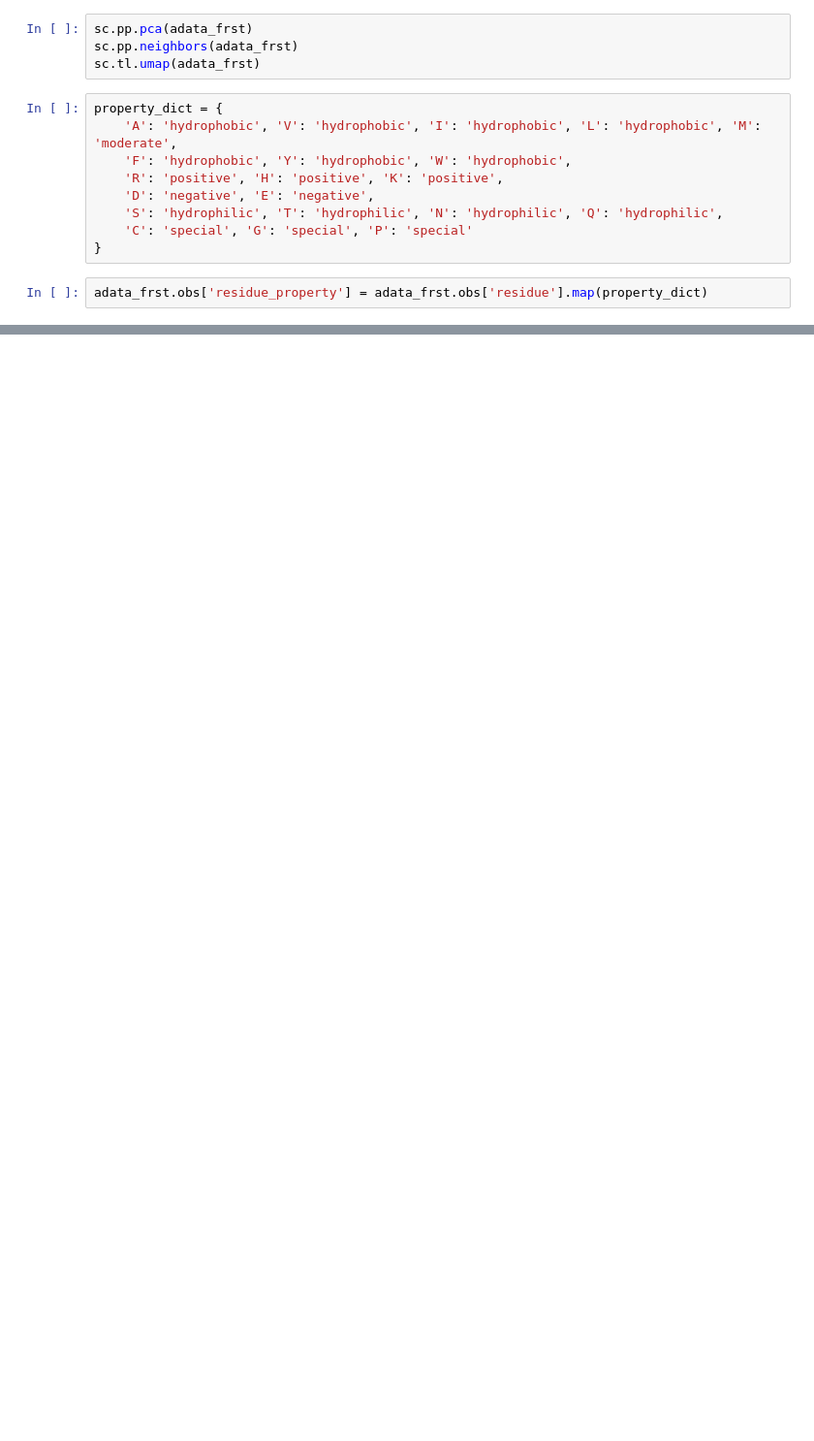
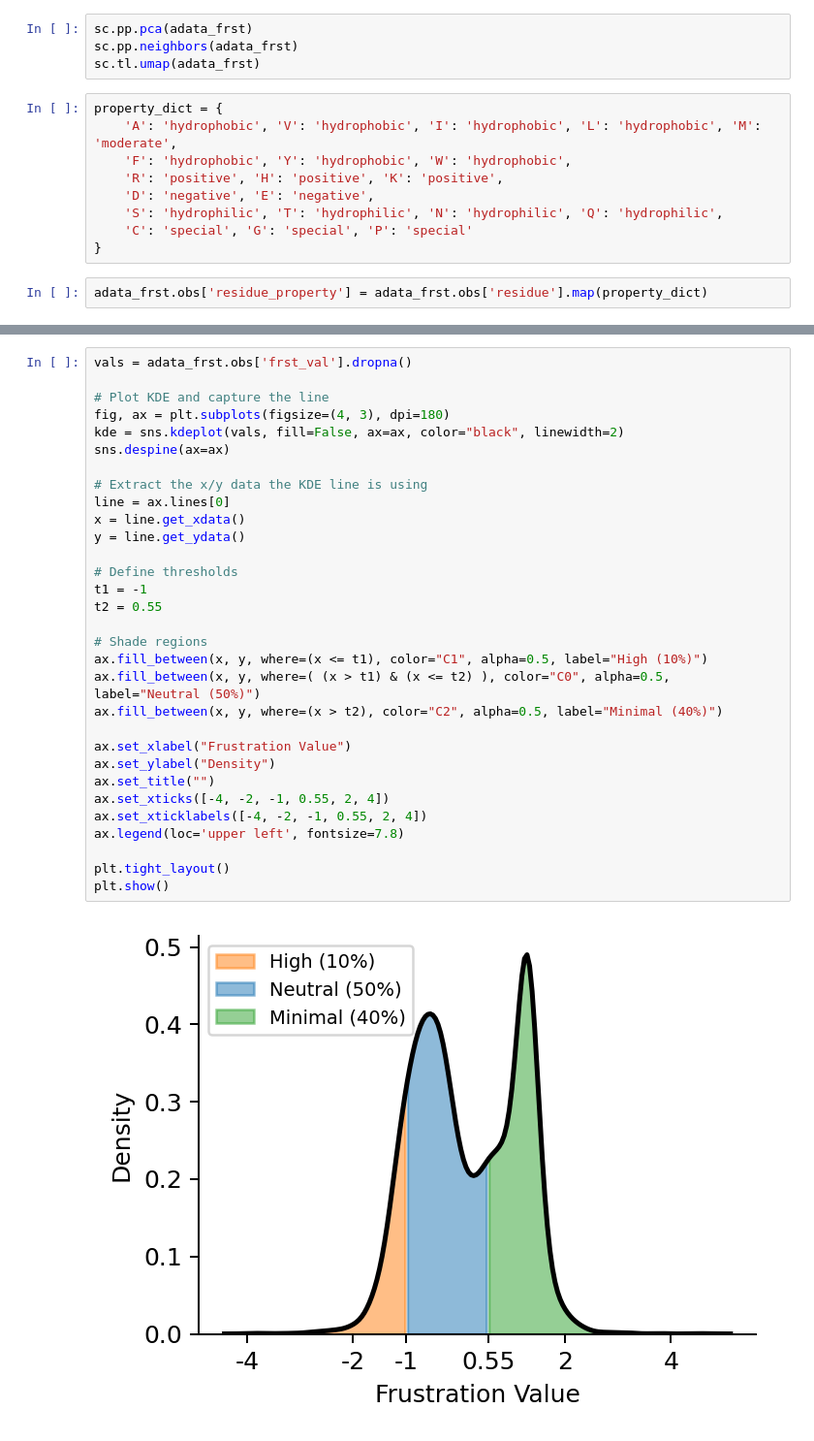
Before and after one commit to leuschjanphilipp/FrustrAI-Seq, a Jupyter notebook: notebooks/ev_prot_prost_emb.ipynb, the cells around one changed output, grey strips where cells are left out. Shown at 97% size. Saved outputs shown, nothing was run; the diff lists cells and outputs as text; blank space fills up the shorter version.

```diff
--- a/notebooks/ev_prot_prost_emb.ipynb
+++ b/notebooks/ev_prot_prost_emb.ipynb
@@ -248,0 +315,33 @@ sc.pl.umap(adata_frst, color=['frst_val', 'residue', "residue_property"], ncols=
+# %%
+vals = adata_frst.obs['frst_val'].dropna()
+
+# Plot KDE and capture the line
+fig, ax = plt.subplots(figsize=(4, 3), dpi=180)
+kde = sns.kdeplot(vals, fill=False, ax=ax, color="black", linewidth=2)
+sns.despine(ax=ax)
+
+# Extract the x/y data the KDE line is using
+line = ax.lines[0]
+x = line.get_xdata()
+y = line.get_ydata()
+
+# Define thresholds
+t1 = -1
+t2 = 0.55
+
+# Shade regions
+ax.fill_between(x, y, where=(x <= t1), color="C1", alpha=0.5, label="High (10%)")
+ax.fill_between(x, y, where=( (x > t1) & (x <= t2) ), color="C0", alpha=0.5, label="Neutral (50%)")
+ax.fill_between(x, y, where=(x > t2), color="C2", alpha=0.5, label="Minimal (40%)")
+
+ax.set_xlabel("Frustration Value")
+ax.set_ylabel("Density")
+ax.set_title("")
+ax.set_xticks([-4, -2, -1, 0.55, 2, 4])
+ax.set_xticklabels([-4, -2, -1, 0.55, 2, 4])
+ax.legend(loc='upper left', fontsize=7.8)
+
+plt.tight_layout()
+plt.show()
+# %% [output]
+[figure, added]
```
Also changed, not shown: parts of 13 cells of this notebook, 8 other files.
